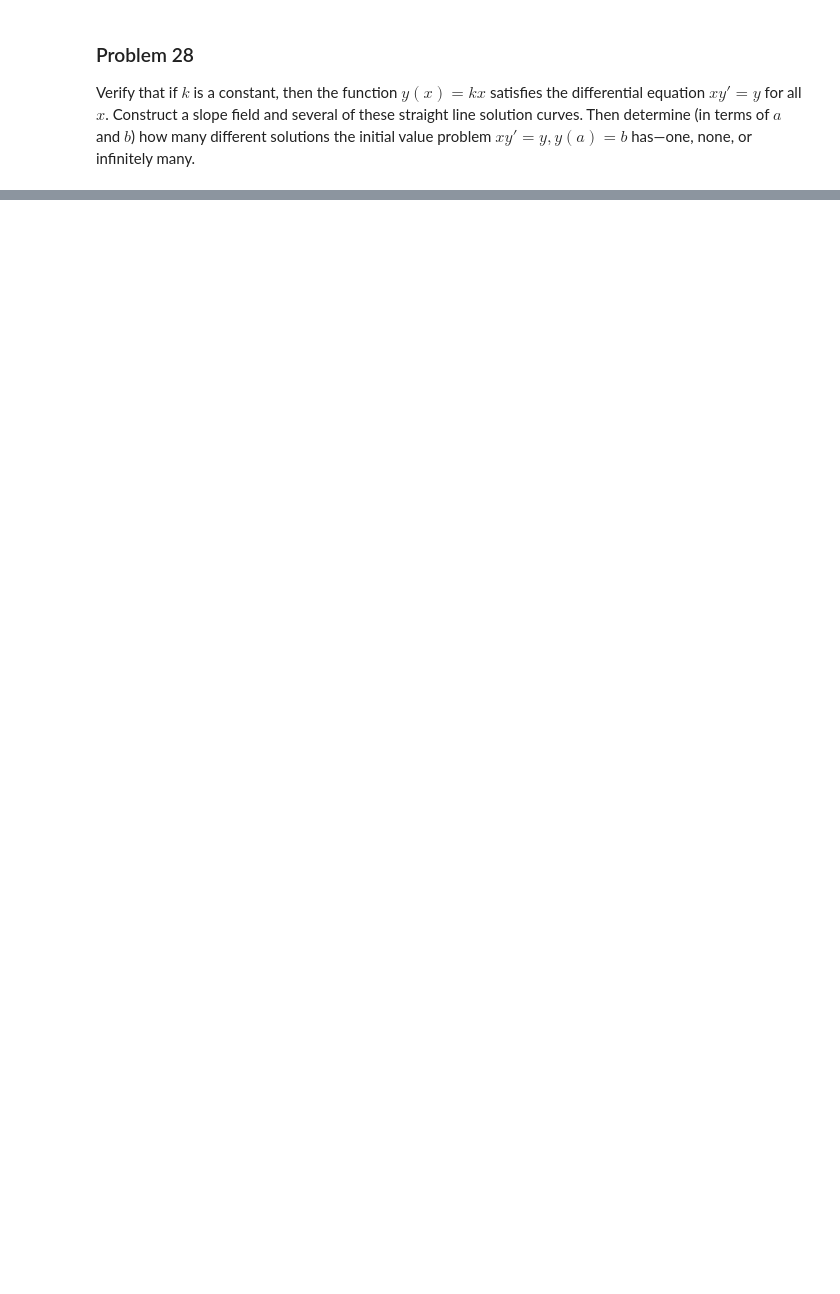
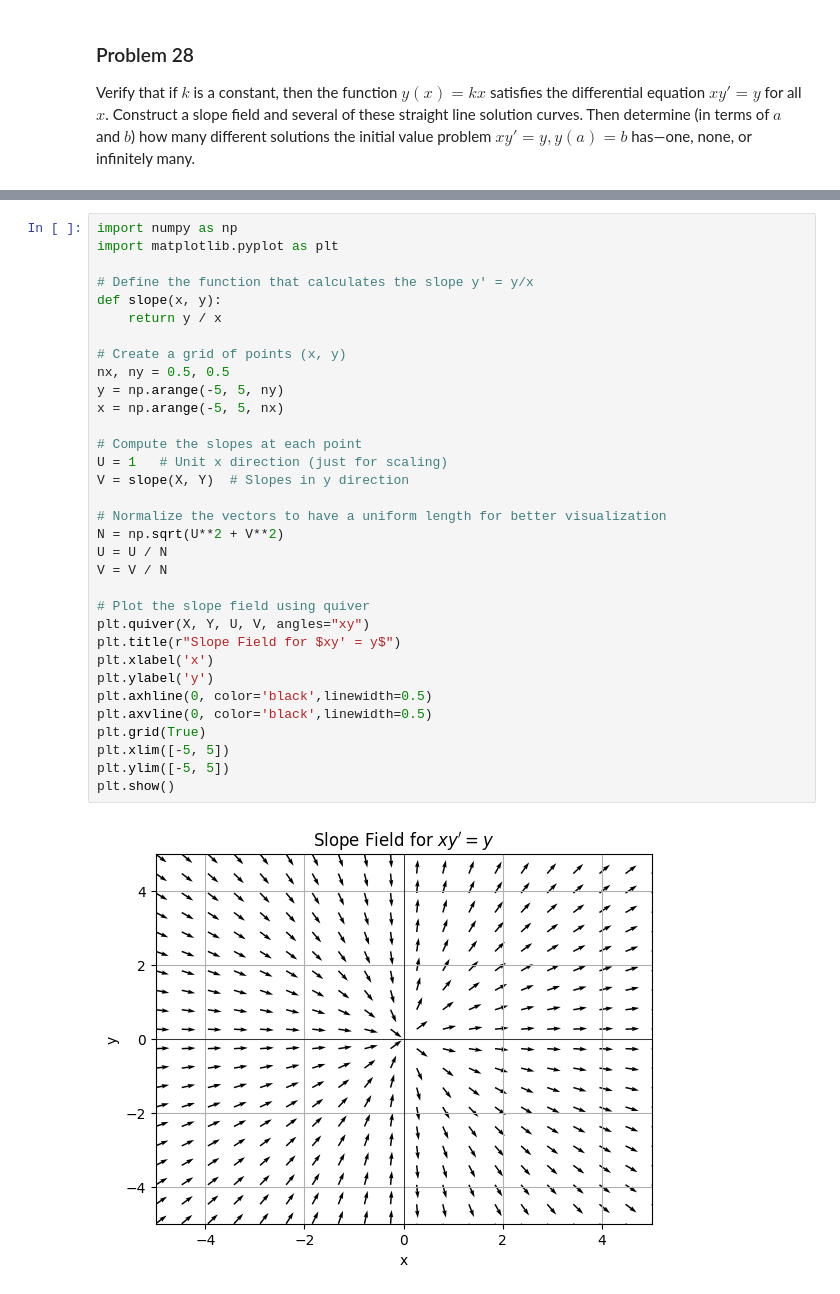
Before and after one commit to Khanrik/UniFolder, a Jupyter notebook: 3. Semester/Differentialligninger/TØ/Uge 36.ipynb, the cells around one changed output, grey strips where cells are left out. Drawn from its saved outputs; the diff is of its cells as text; blank space fills up the shorter version.

```diff
--- a/3. Semester/Differentialligninger/TØ/Uge 36.ipynb
+++ b/3. Semester/Differentialligninger/TØ/Uge 36.ipynb
@@ -311,0 +373,35 @@ Verify that if $k$ is a constant, then the function $y(x) = k x$ satisfies the d
+# %%
+import numpy as np
+import matplotlib.pyplot as plt
+
+# Define the function that calculates the slope y' = y/x
+def slope(x, y):
+    return y / x
+
+# Create a grid of points (x, y)
+nx, ny = 0.5, 0.5
+y = np.arange(-5, 5, ny)
+x = np.arange(-5, 5, nx)
+
+# Compute the slopes at each point
+U = 1   # Unit x direction (just for scaling)
+V = slope(X, Y)  # Slopes in y direction
+
+# Normalize the vectors to have a uniform length for better visualization
+N = np.sqrt(U**2 + V**2)
+U = U / N
+V = V / N
+
+# Plot the slope field using quiver
+plt.quiver(X, Y, U, V, angles="xy")
+plt.title(r"Slope Field for $xy' = y$")
+plt.xlabel('x')
+plt.ylabel('y')
+plt.axhline(0, color='black',linewidth=0.5)
+plt.axvline(0, color='black',linewidth=0.5)
+plt.grid(True)
+plt.xlim([-5, 5])
+plt.ylim([-5, 5])
+plt.show()
+# %% [output]
+[figure, added]
```
Also changed, not shown: parts of 7 cells of this notebook, 38 other files.
